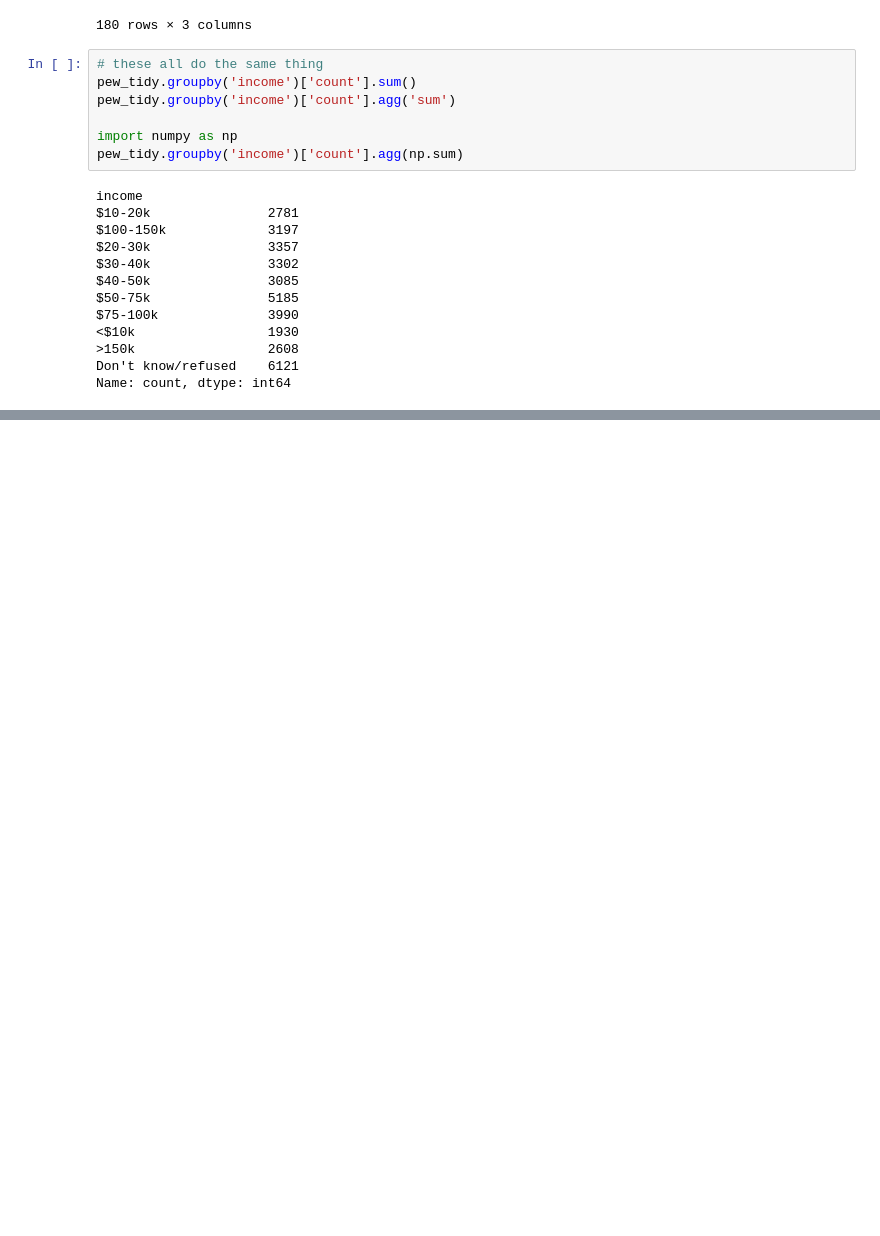
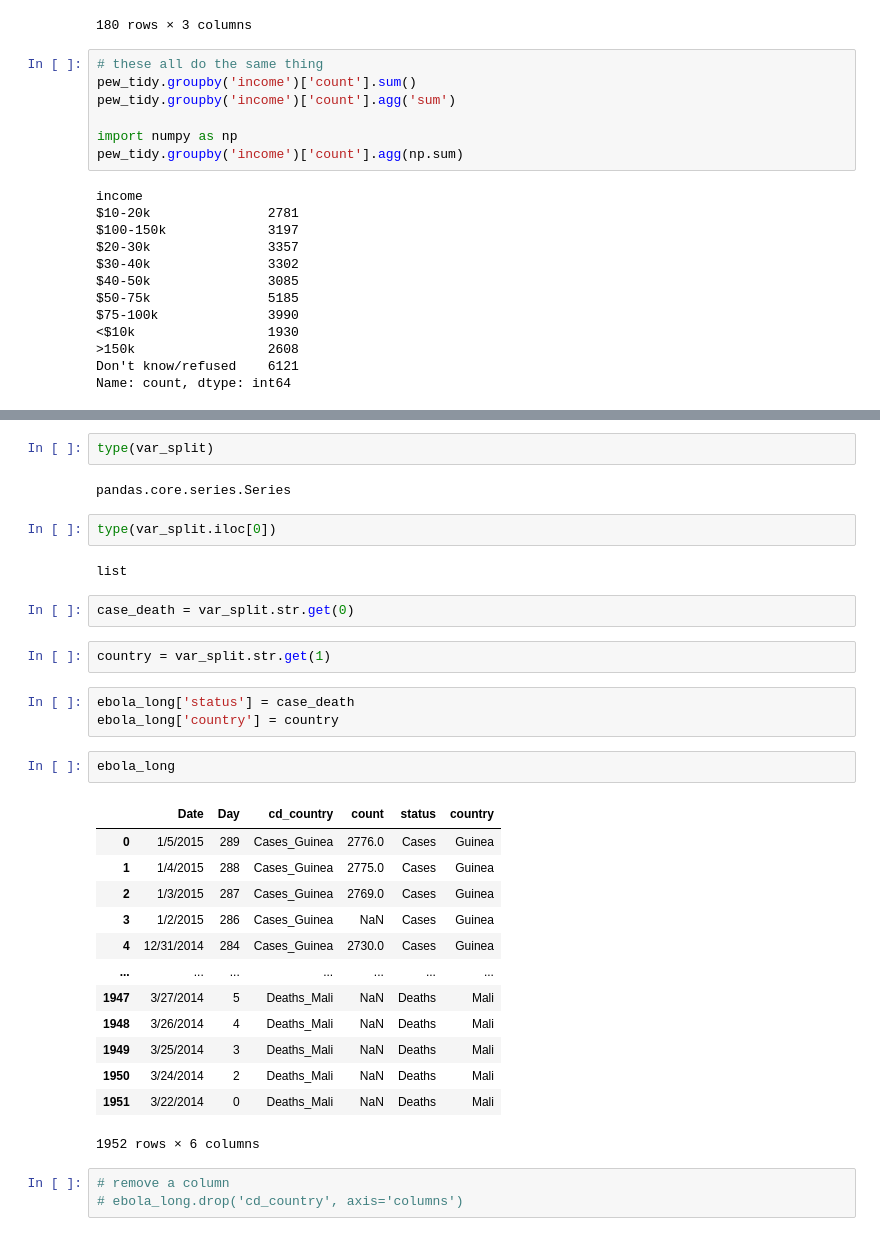
Before and after one commit to chendaniely/scipy-2020-pandas, a Jupyter notebook: class/02-tidy.ipynb, the cells around one changed output, grey strips where cells are left out. Cells and saved outputs as stored; diff of their text form; blank space fills up the shorter version.

```diff
--- a/class/02-tidy.ipynb
+++ b/class/02-tidy.ipynb
@@ -72,0 +187,34 @@ billboard =
+# %%
+type(var_split)
+# %% [output]
+pandas.core.series.Series
+# %%
+type(var_split.iloc[0])
+# %% [output]
+list
+# %%
+case_death = var_split.str.get(0)
+# %%
+country = var_split.str.get(1)
+# %%
+ebola_long['status'] = case_death
+ebola_long['country'] = country
+# %%
+ebola_long
+# %% [output]
+|  | Date | Day | cd_country | count | status | country |
+| 0 | 1/5/2015 | 289 | Cases_Guinea | 2776.0 | Cases | Guinea |
+| 1 | 1/4/2015 | 288 | Cases_Guinea | 2775.0 | Cases | Guinea |
+| 2 | 1/3/2015 | 287 | Cases_Guinea | 2769.0 | Cases | Guinea |
+| 3 | 1/2/2015 | 286 | Cases_Guinea | NaN | Cases | Guinea |
+| 4 | 12/31/2014 | 284 | Cases_Guinea | 2730.0 | Cases | Guinea |
+| ... | ... | ... | ... | ... | ... | ... |
+| 1947 | 3/27/2014 | 5 | Deaths_Mali | NaN | Deaths | Mali |
+| 1948 | 3/26/2014 | 4 | Deaths_Mali | NaN | Deaths | Mali |
+| 1949 | 3/25/2014 | 3 | Deaths_Mali | NaN | Deaths | Mali |
+| 1950 | 3/24/2014 | 2 | Deaths_Mali | NaN | Deaths | Mali |
+| 1951 | 3/22/2014 | 0 | Deaths_Mali | NaN | Deaths | Mali |
+1952 rows × 6 columns
+# %%
+# remove a column
+# ebola_long.drop('cd_country', axis='columns')
```
Also changed, not shown: parts of 17 cells of this notebook.
